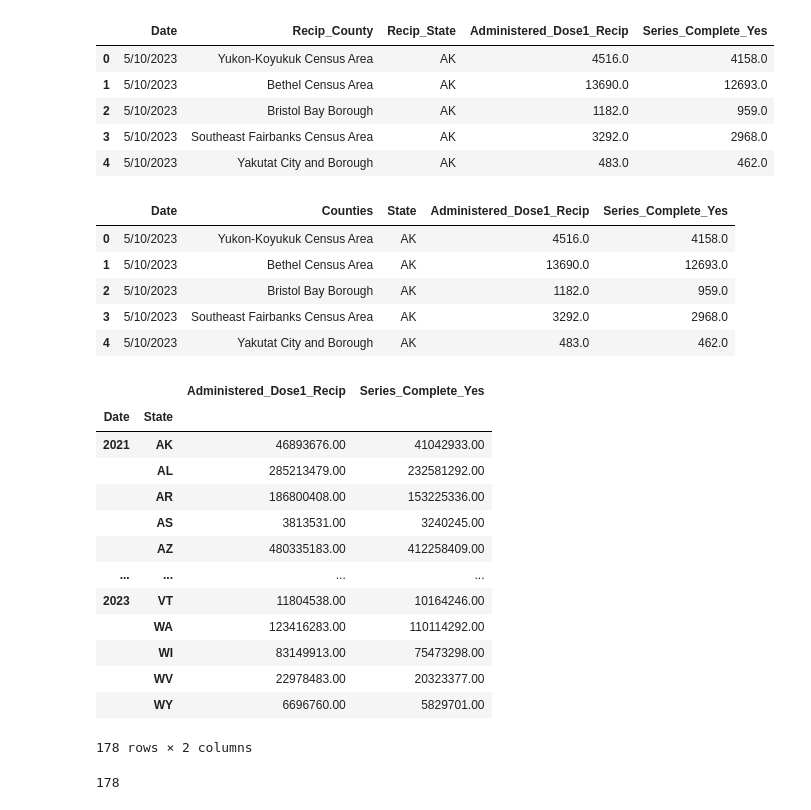
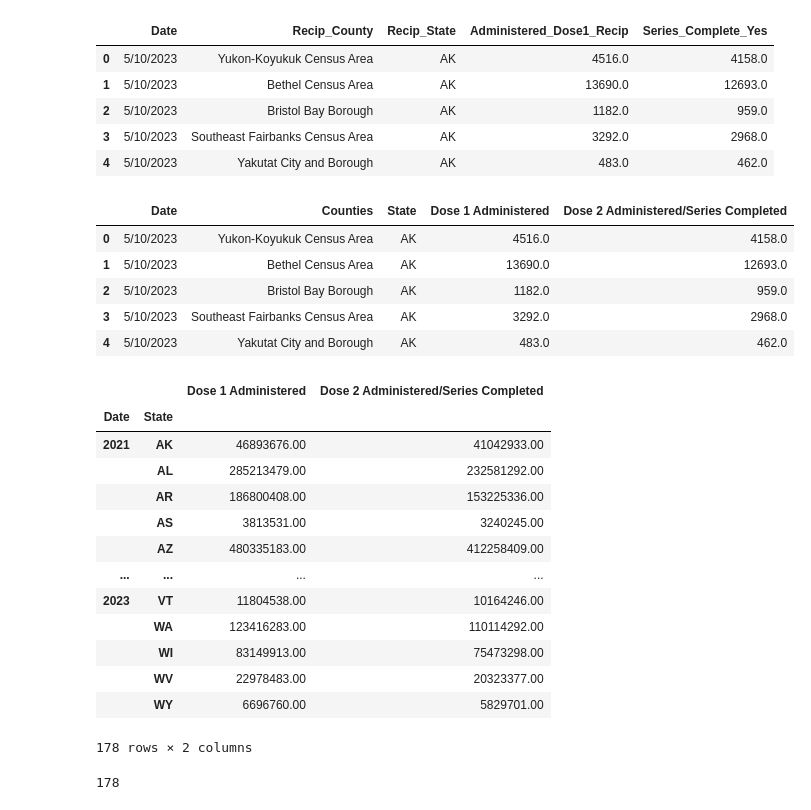
Before and after one commit to Talamanj08/Project-3, a Jupyter notebook: Vaxx DataFrames/ETL- Vax Data.ipynb, the cells around one changed output. Drawn from its saved outputs; the diff is of its cells as text; code cells hidden in the pictures.

```diff
--- a/Vaxx DataFrames/ETL- Vax Data.ipynb
+++ b/Vaxx DataFrames/ETL- Vax Data.ipynb
@@ -28,10 +28,10 @@ Vax_df.head()
 | 3 | 5/10/2023 | Southeast Fairbanks Census Area | AK | 3292.0 | 2968.0 |
 | 4 | 5/10/2023 | Yakutat City and Borough | AK | 483.0 | 462.0 |
 # %%
-Vax_df = Vax_df.rename(columns={"Recip_County":"Counties", "Recip_State":"State"})
+Vax_df = Vax_df.rename(columns={"Recip_County":"Counties", "Recip_State":"State", "Administered_Dose1_Recip":"Dose 1 Administered", "Series_Complete_Yes":"Dose 2 Administered/Series Completed"})
 Vax_df.head()
 # %% [output]
-|  | Date | Counties | State | Administered_Dose1_Recip | Series_Complete_Yes |
+|  | Date | Counties | State | Dose 1 Administered | Dose 2 Administered/Series Completed |
 | 0 | 5/10/2023 | Yukon-Koyukuk Census Area | AK | 4516.0 | 4158.0 |
 | 1 | 5/10/2023 | Bethel Census Area | AK | 13690.0 | 12693.0 |
 | 2 | 5/10/2023 | Bristol Bay Borough | AK | 1182.0 | 959.0 |
@@ -45,7 +45,7 @@ Vax_byState_df = Vax_df.groupby([Vax_df['Date'].dt.year, 'State']).sum()
 pd.set_option('display.float_format', '{:.2f}'.format)
 Vax_byState_df
 # %% [output]
-|  |  | Administered_Dose1_Recip | Series_Complete_Yes |
+|  |  | Dose 1 Administered | Dose 2 Administered/Series Completed |
 | Date | State |  |  |
 | 2021 | AK | 46893676.00 | 41042933.00 |
 |  | AL | 285213479.00 | 232581292.00 |
```
Also changed, not shown: parts of 4 cells of this notebook.
